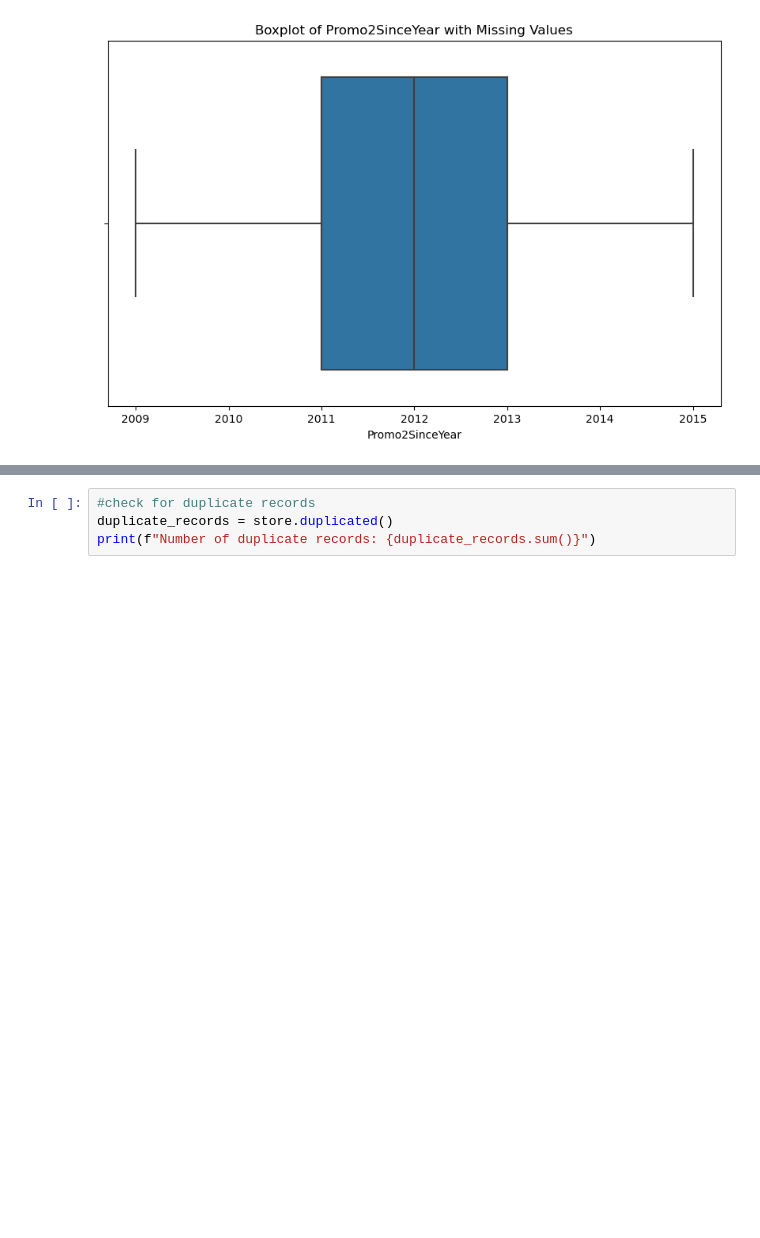
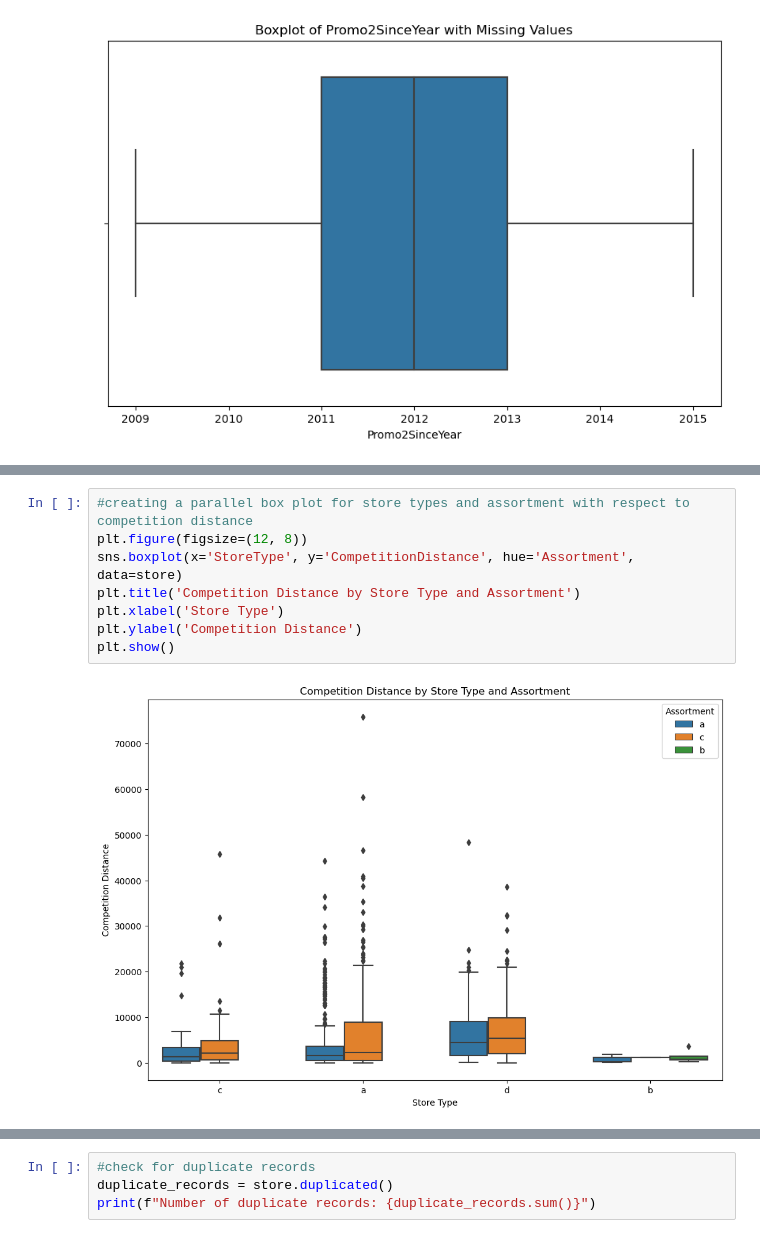
Before and after one commit to hemanthkumarakunurids26sp-hue/Store_Sales, a Jupyter notebook: EDA/store.ipynb, the cells around one changed output, grey strips where cells are left out. Saved outputs shown, nothing was run; the diff lists cells and outputs as text; blank space fills up the shorter version.

```diff
--- a/EDA/store.ipynb
+++ b/EDA/store.ipynb
@@ -100,0 +130,10 @@ for col in store.columns:
+# %%
+#creating a parallel box plot for store types and assortment with respect to competition distance
+plt.figure(figsize=(12, 8))
+sns.boxplot(x='StoreType', y='CompetitionDistance', hue='Assortment', data=store)
+plt.title('Competition Distance by Store Type and Assortment')
+plt.xlabel('Store Type')
+plt.ylabel('Competition Distance')
+plt.show()
+# %% [output]
+[figure, added]
```
Also changed, not shown: parts of 15 cells of this notebook.
